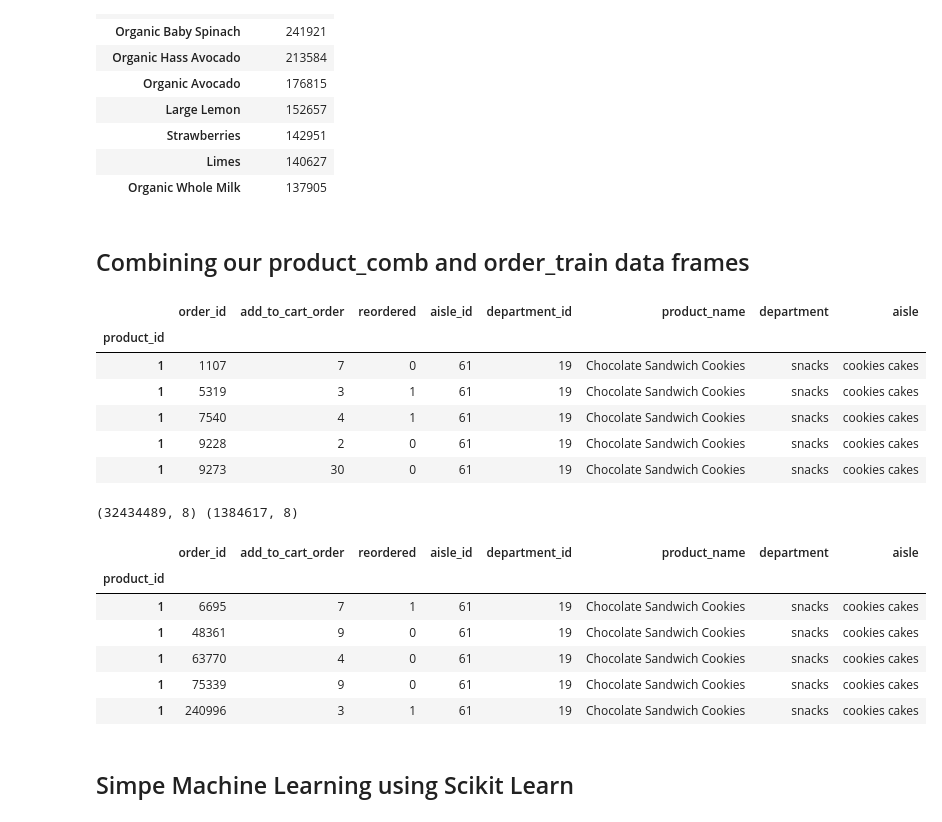
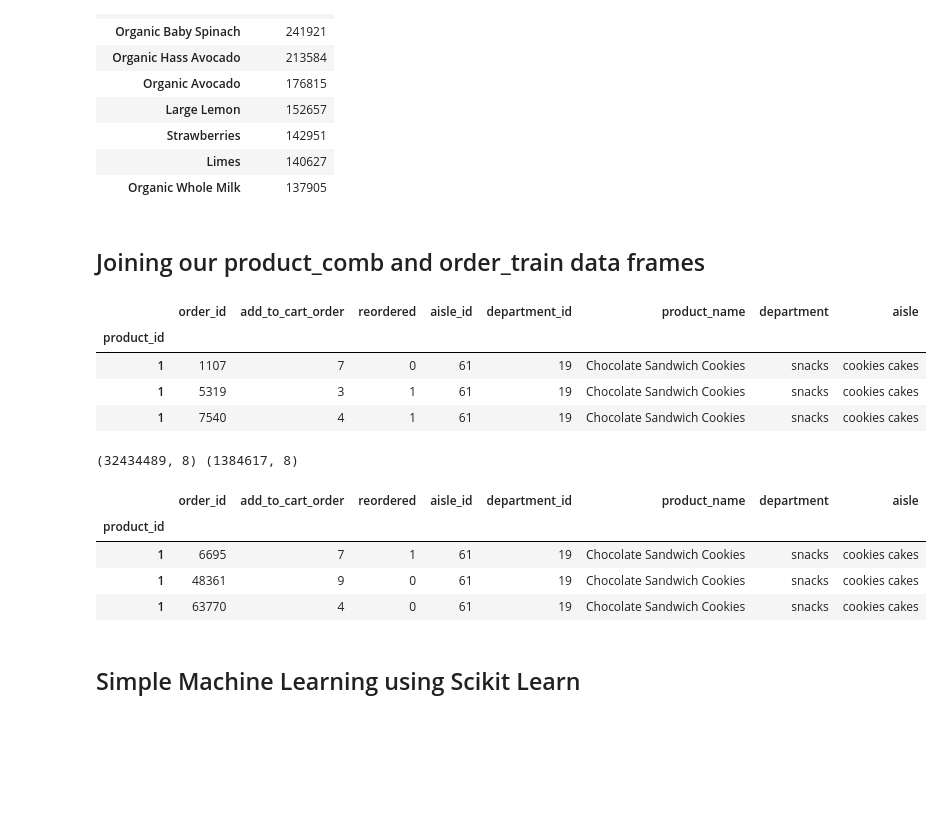
Before and after one commit to SamSamhuns/instacart_market_basket_analysis, a Jupyter notebook: instacart_data_analysis.ipynb, the cells around one changed output. Cells and saved outputs as stored; diff of their text form; code cells hidden in the pictures; blank space fills up the shorter version.

Commit message:
Pre machine learning edits

```diff
--- a/instacart_data_analysis.ipynb
+++ b/instacart_data_analysis.ipynb
@@ -363,21 +363,19 @@ desc_product_count_df.head(10)
 | Limes | 140627 |
 | Organic Whole Milk | 137905 |
 # %% [markdown]
-## Combining our product_comb and order_train data frames
+## Joining our product_comb and order_train data frames
 # %%
-product_prior_comb.head()
+product_prior_comb.head(3)
 # %% [output]
 |  | order_id | add_to_cart_order | reordered | aisle_id | department_id | product_name | department | aisle |
 | product_id |  |  |  |  |  |  |  |  |
 | 1 | 1107 | 7 | 0 | 61 | 19 | Chocolate Sandwich Cookies | snacks | cookies cakes |
 | 1 | 5319 | 3 | 1 | 61 | 19 | Chocolate Sandwich Cookies | snacks | cookies cakes |
 | 1 | 7540 | 4 | 1 | 61 | 19 | Chocolate Sandwich Cookies | snacks | cookies cakes |
-| 1 | 9228 | 2 | 0 | 61 | 19 | Chocolate Sandwich Cookies | snacks | cookies cakes |
-| 1 | 9273 | 30 | 0 | 61 | 19 | Chocolate Sandwich Cookies | snacks | cookies cakes |
 # %%
 product_train_comb = order_train.set_index('product_id').join(product_comb, how="inner")
 print(product_prior_comb.shape, product_train_comb.shape)
-product_train_comb.head()
+product_train_comb.head(3)
 # %% [output]
 (32434489, 8) (1384617, 8)
 |  | order_id | add_to_cart_order | reordered | aisle_id | department_id | product_name | department | aisle |
@@ -385,7 +383,5 @@ product_train_comb.head()
 | 1 | 6695 | 7 | 1 | 61 | 19 | Chocolate Sandwich Cookies | snacks | cookies cakes |
 | 1 | 48361 | 9 | 0 | 61 | 19 | Chocolate Sandwich Cookies | snacks | cookies cakes |
 | 1 | 63770 | 4 | 0 | 61 | 19 | Chocolate Sandwich Cookies | snacks | cookies cakes |
-| 1 | 75339 | 9 | 0 | 61 | 19 | Chocolate Sandwich Cookies | snacks | cookies cakes |
-| 1 | 240996 | 3 | 1 | 61 | 19 | Chocolate Sandwich Cookies | snacks | cookies cakes |
 # %% [markdown]
-## Simpe Machine Learning using Scikit Learn
+## Simple Machine Learning using Scikit Learn
```
Also changed, not shown: parts of 9 cells of this notebook.
